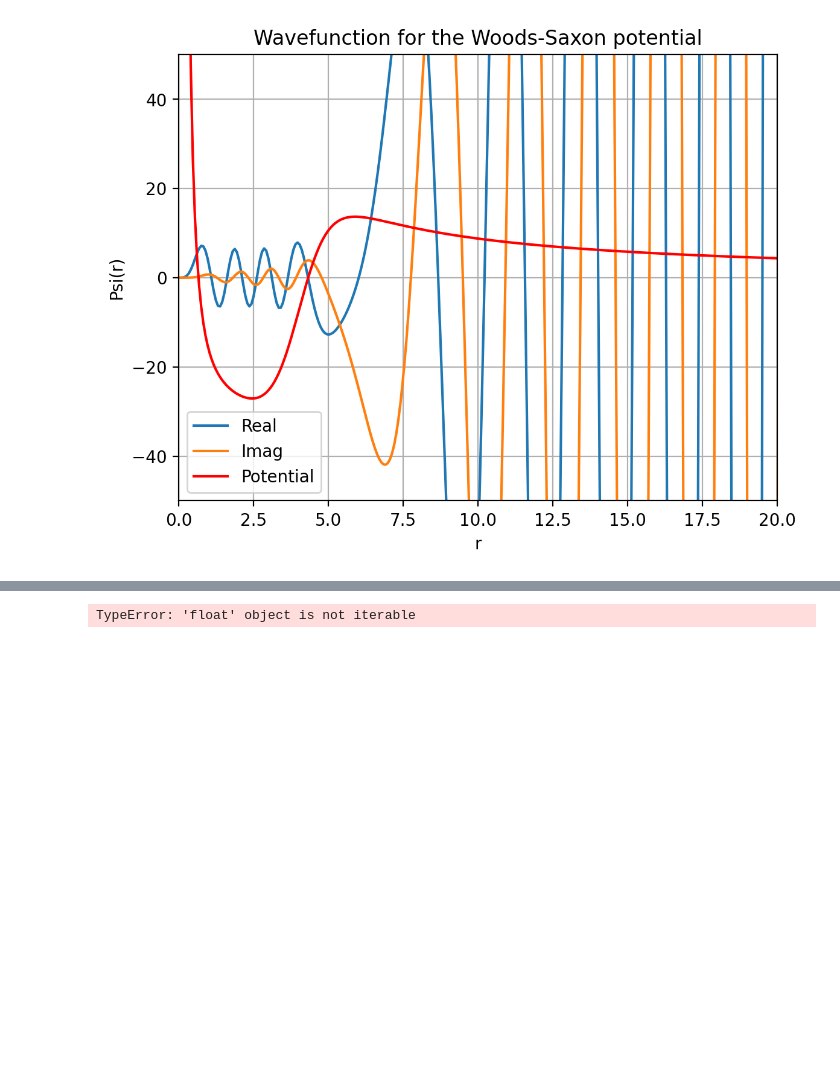
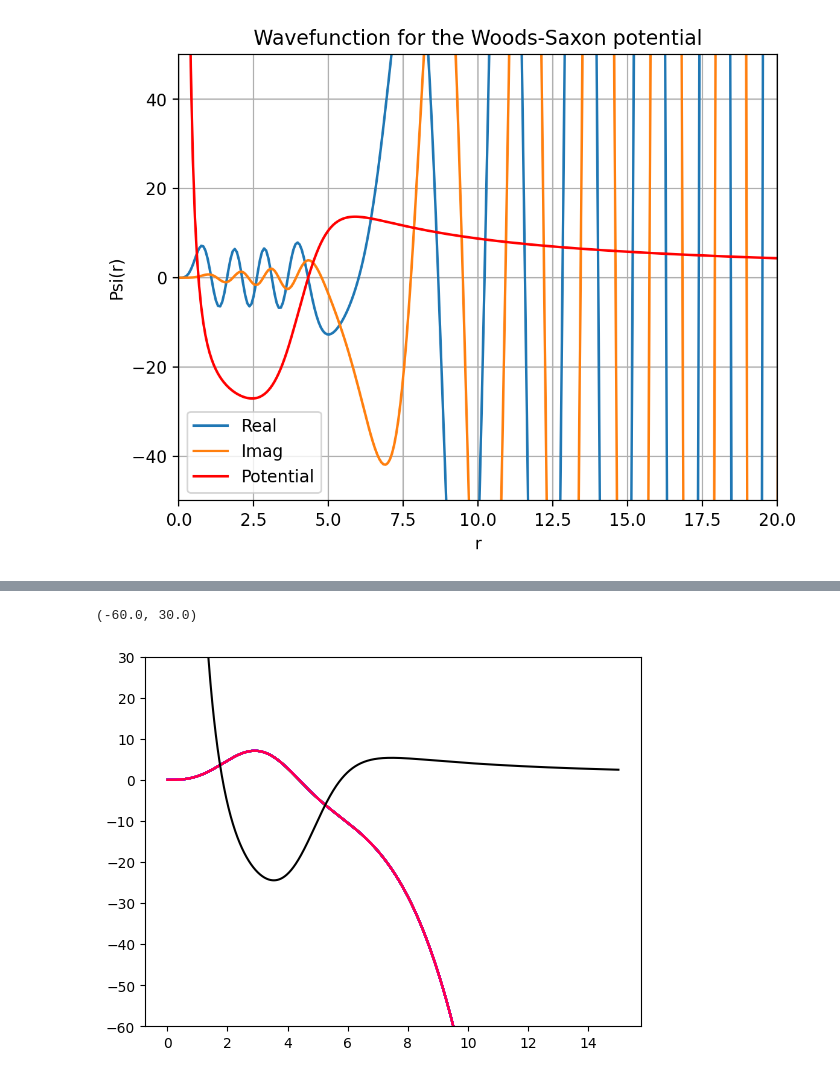
Before and after one commit to 1joshuawylie/2023-FRIB-TA-Summer-School, a Jupyter notebook: dimensionality-reduction/Resonance Challenge.ipynb, the cells around one changed output, grey strips where cells are left out. Saved outputs shown, nothing was run; the diff lists cells and outputs as text; code cells hidden in the pictures; blank space fills up the shorter version.

```diff
--- a/dimensionality-reduction/Resonance Challenge.ipynb
+++ b/dimensionality-reduction/Resonance Challenge.ipynb
@@ -175,35 +555,37 @@ m = 1/2  # Particle mass
 hbar = 1  # Reduced Planck constant
 
 # Potential parameters
-V0 = 45.5  # Potential strength
+V0 = -45.5  # Potential strength
 VSO = 19.6666667
-R = 3.1  # Woods-Saxon potential radius
+R = 1.27  # Woods-Saxon potential radius
 a = 0.65  # Woods-Saxon potential diffuseness
 
 # Energy and angular momentum quantum number
 E = -20 - 0*1j  # Energy eigenvalue
 l = 2   # Angular momentum quantum number
 j = 2.5
 
 
 # Integration parameters
 r_start = 0.01  # Initial position
 r_end=15  # Final position
 
-corr_factor=10
+corr_factor=1
 
 # Initial conditions
 psi0 = corr_factor*r_start**(l+1) + 0j # Initial wavefunction value
 psi_prime0 = corr_factor*(l+1)*r_start**(l) +0j # Initial derivative value
 
-E = np.arange(-30,-27,0.005)
+E = np.arange(-30,0,1)
 cmap = cm.hsv
 
 for i,e_ in enumerate(E):
     r_values, psi_values, potvals = highFidelity(e_, V0,VSO, R, a, l,j, r_start, r_end, psi0, psi_prime0)
     plt.plot(r_values,np.real(psi_values),color=cmap(i/len(E)))
 
+
 plt.plot(r_values,potvals,color='k')
 plt.ylim(-60,30)
 # %% [output]
-TypeError: 'float' object is not iterable
+(-60.0, 30.0)
+[figure, added]
```
Also changed, not shown: parts of 12 cells of this notebook, 18 other files.
